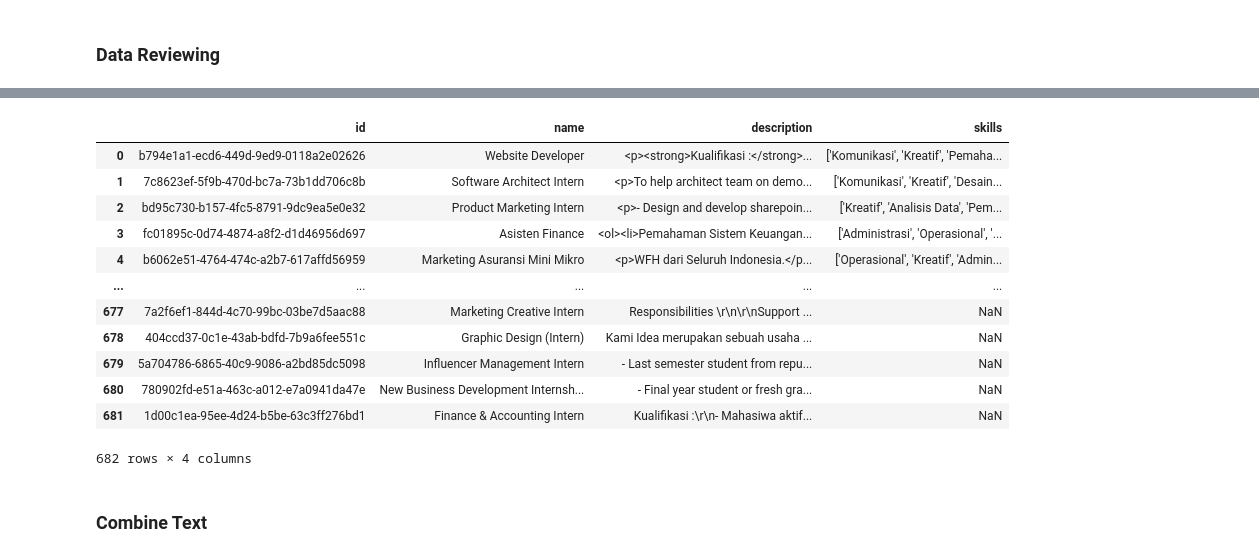
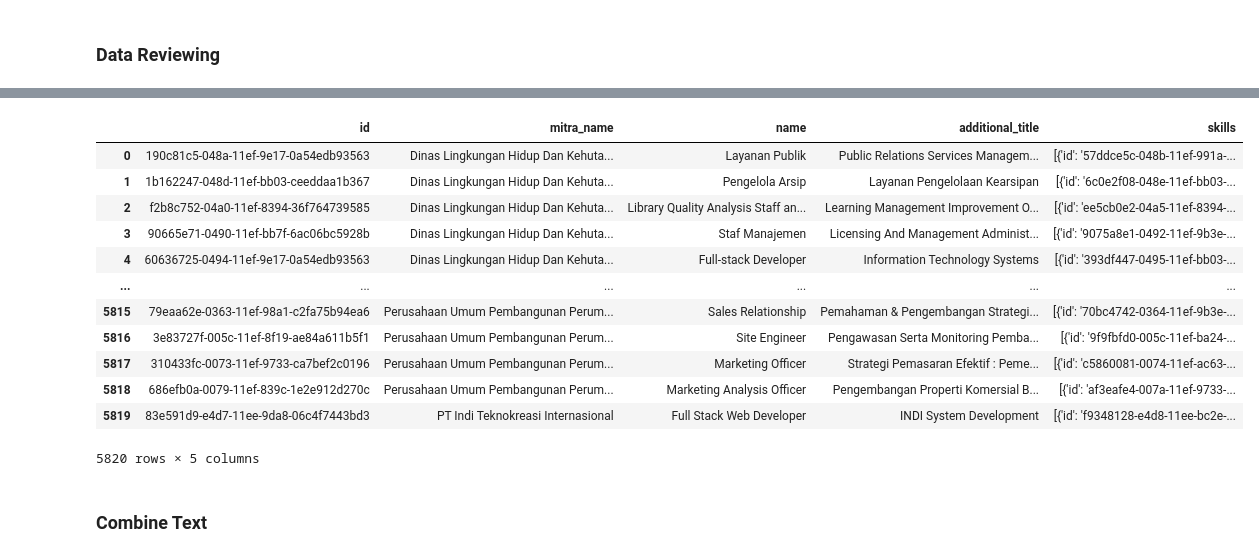
Before and after one commit to Aszaychik/optimasi-search-magang-merdeka, a Jupyter notebook: notebooks/model.ipynb, the cells around one changed output, grey strips where cells are left out. Drawn from its saved outputs; the diff is of its cells as text; code cells hidden in the pictures.

Commit message:
feat(model): update dataframe and combine text

```diff
--- a/notebooks/model.ipynb
+++ b/notebooks/model.ipynb
@@ -147,26 +147,27 @@ magang_opportunities
 # %%
 data = pd.DataFrame({
-  'id': list(magang_opportunities['id'].values),
-  'name': list(magang_opportunities['name'].values),
-  'description': list(magang_opportunities['description'].values),
-  'skills': list(magang_opportunities['skills'].values)
+    'id': magang_opportunities['id'].values,
+    'mitra_name': magang_opportunities['mitra_name'].values,
+    'name': magang_opportunities['name'].values,
+    'additional_title': magang_opportunities['detail_additional_title'].values,
+    'skills': magang_opportunities['detail_skills'].values
 })
 
 data
 # %% [output]
-|  | id | name | description | skills |
-| 0 | b794e1a1-ecd6-449d-9ed9-0118a2e02626 | Website Developer | <p><strong>Kualifikasi :</strong>... | ['Komunikasi', 'Kreatif', 'Pemaha... |
-| 1 | 7c8623ef-5f9b-470d-bc7a-73b1dd706c8b | Software Architect Intern | <p>To help architect team on demo... | ['Komunikasi', 'Kreatif', 'Desain... |
-| 2 | bd95c730-b157-4fc5-8791-9dc9ea5e0e32 | Product Marketing Intern | <p>- Design and develop sharepoin... | ['Kreatif', 'Analisis Data', 'Pem... |
-| 3 | fc01895c-0d74-4874-a8f2-d1d46956d697 | Asisten Finance | <ol><li>Pemahaman Sistem Keuangan... | ['Administrasi', 'Operasional', '... |
-| 4 | b6062e51-4764-474c-a2b7-617affd56959 | Marketing Asuransi Mini Mikro | <p>WFH dari Seluruh Indonesia.</p... | ['Operasional', 'Kreatif', 'Admin... |
-| ... | ... | ... | ... | ... |
-| 677 | 7a2f6ef1-844d-4c70-99bc-03be7d5aac88 | Marketing Creative Intern | Responsibilities \r\n\r\nSupport ... | NaN |
-| 678 | 404ccd37-0c1e-43ab-bdfd-7b9a6fee551c | Graphic Design (Intern) | Kami Idea merupakan sebuah usaha ... | NaN |
-| 679 | 5a704786-6865-40c9-9086-a2bd85dc5098 | Influencer Management Intern | - Last semester student from repu... | NaN |
-| 680 | 780902fd-e51a-463c-a012-e7a0941da47e | New Business Development Internsh... | - Final year student or fresh gra... | NaN |
-| 681 | 1d00c1ea-95ee-4d24-b5be-63c3ff276bd1 | Finance & Accounting Intern | Kualifikasi :\r\n- Mahasiwa aktif... | NaN |
+|  | id | mitra_name | name | additional_title | skills |
+| 0 | 190c81c5-048a-11ef-9e17-0a54edb93563 | Dinas Lingkungan Hidup Dan Kehuta... | Layanan Publik | Public Relations Services Managem... | [{'id': '57ddce5c-048b-11ef-991a-... |
+| 1 | 1b162247-048d-11ef-bb03-ceeddaa1b367 | Dinas Lingkungan Hidup Dan Kehuta... | Pengelola Arsip | Layanan Pengelolaan Kearsipan | [{'id': '6c0e2f08-048e-11ef-bb03-... |
+| 2 | f2b8c752-04a0-11ef-8394-36f764739585 | Dinas Lingkungan Hidup Dan Kehuta... | Library Quality Analysis Staff an... | Learning Management Improvement O... | [{'id': 'ee5cb0e2-04a5-11ef-8394-... |
+| 3 | 90665e71-0490-11ef-bb7f-6ac06bc5928b | Dinas Lingkungan Hidup Dan Kehuta... | Staf Manajemen | Licensing And Management Administ... | [{'id': '9075a8e1-0492-11ef-9b3e-... |
+| 4 | 60636725-0494-11ef-9e17-0a54edb93563 | Dinas Lingkungan Hidup Dan Kehuta... | Full-stack Developer | Information Technology Systems | [{'id': '393df447-0495-11ef-bb03-... |
+| ... | ... | ... | ... | ... | ... |
+| 5815 | 79eaa62e-0363-11ef-98a1-c2fa75b94ea6 | Perusahaan Umum Pembangunan Perum... | Sales Relationship | Pemahaman & Pengembangan Strategi... | [{'id': '70bc4742-0364-11ef-9b3e-... |
+| 5816 | 3e83727f-005c-11ef-8f19-ae84a611b5f1 | Perusahaan Umum Pembangunan Perum... | Site Engineer | Pengawasan Serta Monitoring Pemba... | [{'id': '9f9fbfd0-005c-11ef-ba24-... |
+| 5817 | 310433fc-0073-11ef-9733-ca7bef2c0196 | Perusahaan Umum Pembangunan Perum... | Marketing Officer | Strategi Pemasaran Efektif : Peme... | [{'id': 'c5860081-0074-11ef-ac63-... |
+| 5818 | 686efb0a-0079-11ef-839c-1e2e912d270c | Perusahaan Umum Pembangunan Perum... | Marketing Analysis Officer | Pengembangan Properti Komersial B... | [{'id': 'af3eafe4-007a-11ef-9733-... |
+| 5819 | 83e591d9-e4d7-11ee-9da8-06c4f7443bd3 | PT Indi Teknokreasi Internasional | Full Stack Web Developer | INDI System Development | [{'id': 'f9348128-e4d8-11ee-bc2e-... |
-682 rows × 4 columns
+5820 rows × 5 columns
 # %% [markdown]
 ### **Combine Text**
 # %%
```
Also changed, not shown: parts of 3 cells of this notebook.
